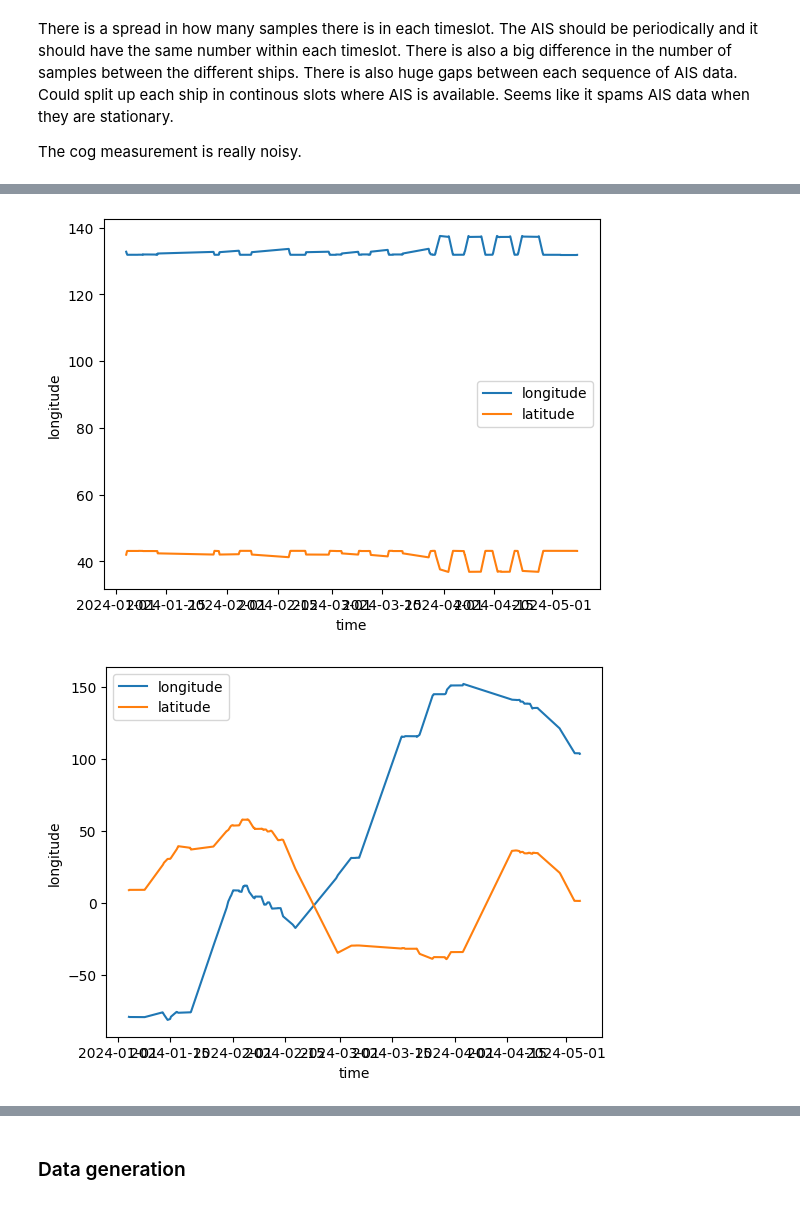
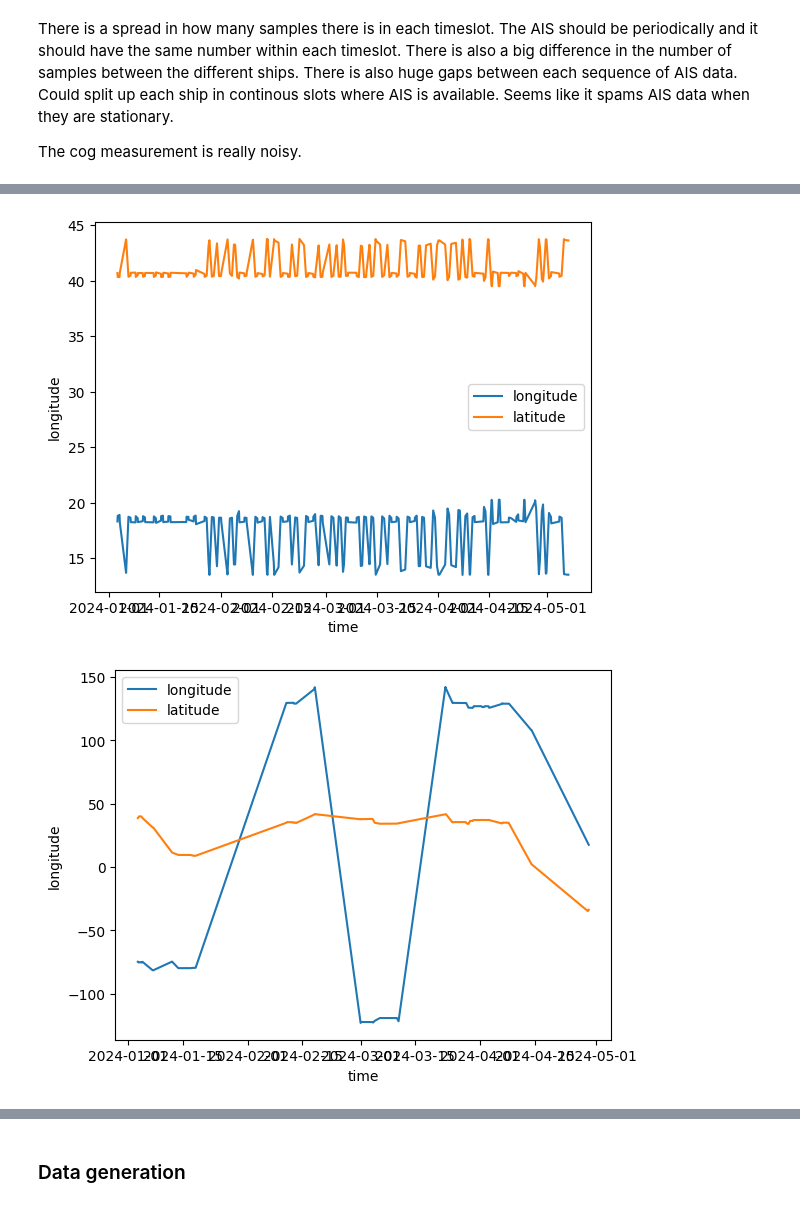
Before and after one commit to MariusVaardal/AIS-Vessel-Trajectory-Prediction, a Jupyter notebook: Report/report.ipynb, the cells around one changed output, grey strips where cells are left out. Drawn from its saved outputs; the diff is of its cells as text; code cells hidden in the pictures.

```diff
--- a/Report/report.ipynb
+++ b/Report/report.ipynb
@@ -89,7 +81,7 @@ train['isMoored'] = train['navstat']== 5
 
 #remove latitude and longditude measurment if moored
 #train.loc[train['isMoored'], ['longitude', 'latitude']] = np.nan
-train = train[~train['isMoored']]
+#train = train[~train['isMoored']]
 
 vesselID = train['vesselId'].unique()
 
@@ -107,2 +99,2 @@ for i in range(6):
-[figure, old version]
+[figure, new version]
-[figure, old version]
+[figure, new version]
```
Also changed, not shown: parts of 3 cells of this notebook, 1 other file.
